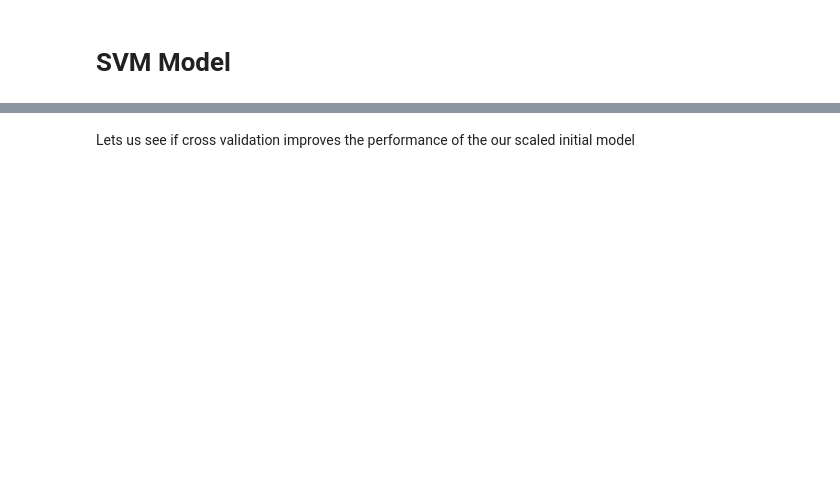
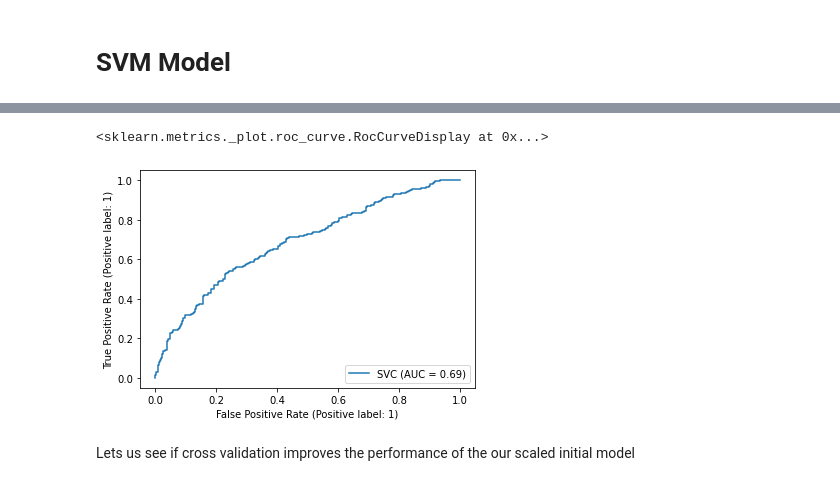
Before and after one commit to gtharun04/Water-Potability, a Jupyter notebook: NN Coursework/Water Quality Prediction.ipynb, the cells around one changed output, grey strips where cells are left out. Drawn from its saved outputs; the diff is of its cells as text; code cells hidden in the pictures; blank space fills up the shorter version.

```diff
--- a/NN Coursework/Water Quality Prediction.ipynb
+++ b/NN Coursework/Water Quality Prediction.ipynb
@@ -301,3 +349,8 @@ sns.heatmap(SVC_matrix_scaled/np.sum(SVC_matrix_scaled),annot = True, fmt = '0.2
+# %%
+plot_roc_curve(SVC_scaled_model,X_test_scaled,y_test_val)
+# %% [output]
+<sklearn.metrics._plot.roc_curve.RocCurveDisplay at 0x...>
+[figure, added]
 # %% [markdown]
 Lets us see if cross validation improves the performance of the our scaled initial model
 # %%
```
Also changed, not shown: parts of 71 cells of this notebook.
